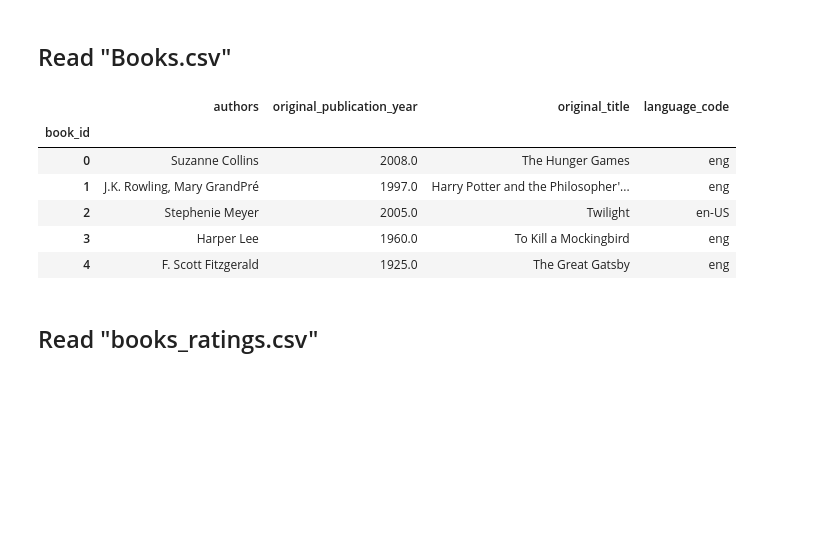
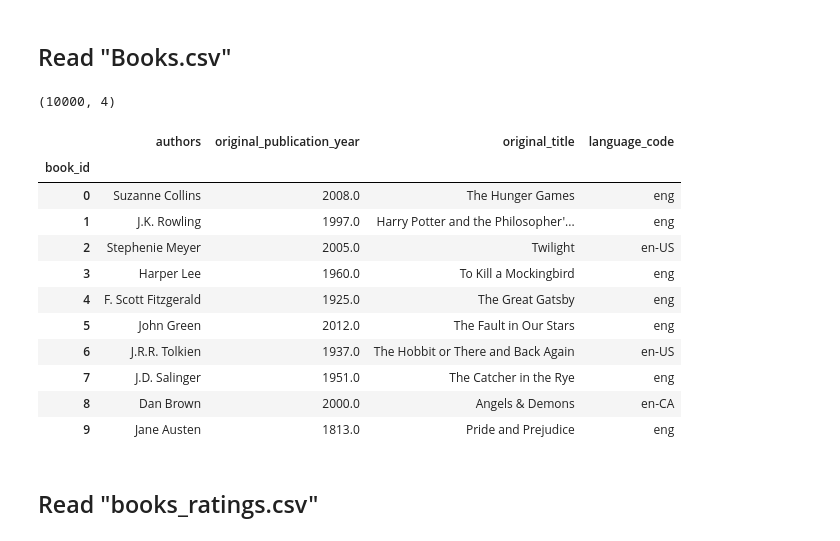
Before and after one commit to Eladweller/Book-Recommender, a Jupyter notebook: Book Recommender.ipynb, the cells around one changed output. Saved outputs shown, nothing was run; the diff lists cells and outputs as text; code cells hidden in the pictures; blank space fills up the shorter version.

```diff
--- a/Book Recommender.ipynb
+++ b/Book Recommender.ipynb
@@ -23,16 +59,24 @@ def get_book_name(books_list,size):
 # %% [markdown]
 <h2>Read "Books.csv"</h2>
 # %%
-books_df=pd.read_csv(books_file,index_col='book_id') ## book_id as index
-books_df.head()
+books_df=pd.read_csv(books_file,index_col='book_id')## book_id as index
+books_df['authors']=books_df.authors.apply(lambda x: x.split(",")[0])
+print(books_df.shape)
+books_df.head(10)
 # %% [output]
+(10000, 4)
 |  | authors | original_publication_year | original_title | language_code |
 | book_id |  |  |  |  |
 | 0 | Suzanne Collins | 2008.0 | The Hunger Games | eng |
-| 1 | J.K. Rowling, Mary GrandPré | 1997.0 | Harry Potter and the Philosopher'... | eng |
+| 1 | J.K. Rowling | 1997.0 | Harry Potter and the Philosopher'... | eng |
 | 2 | Stephenie Meyer | 2005.0 | Twilight | en-US |
 | 3 | Harper Lee | 1960.0 | To Kill a Mockingbird | eng |
 | 4 | F. Scott Fitzgerald | 1925.0 | The Great Gatsby | eng |
+| 5 | John Green | 2012.0 | The Fault in Our Stars | eng |
+| 6 | J.R.R. Tolkien | 1937.0 | The Hobbit or There and Back Again | en-US |
+| 7 | J.D. Salinger | 1951.0 | The Catcher in the Rye | eng |
+| 8 | Dan Brown | 2000.0 | Angels & Demons | en-CA |
+| 9 | Jane Austen | 1813.0 | Pride and Prejudice | eng |
 # %% [markdown]
 <h2>Read "books_ratings.csv"</h2>
 # %%
```
Also changed, not shown: parts of 14 cells of this notebook.
